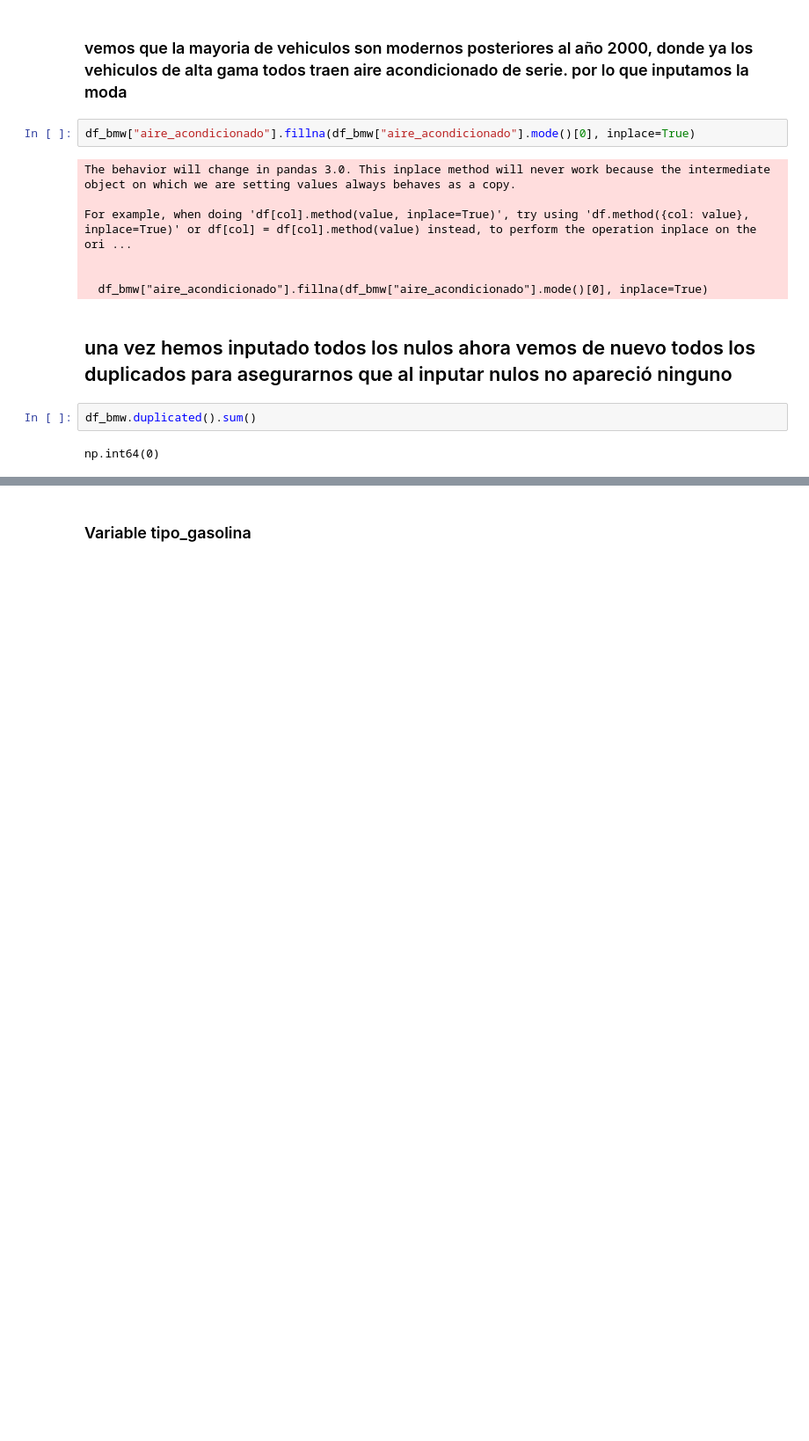
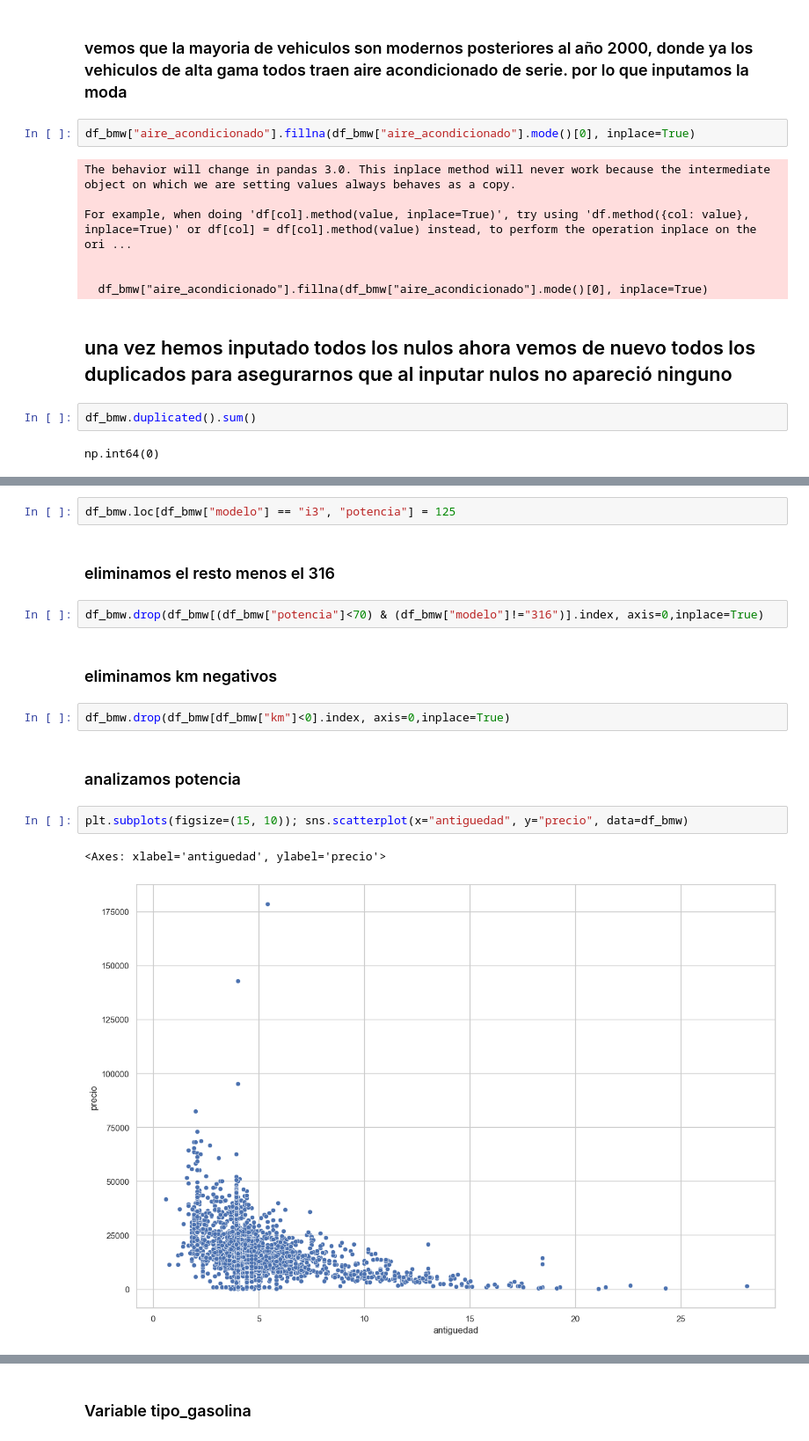
Before and after one commit to Unbiunio/Project-BMW, a Jupyter notebook: df_bmw.ipynb, the cells around one changed output, grey strips where cells are left out. Shown at 88% size. Drawn from its saved outputs; the diff is of its cells as text; blank space fills up the shorter version.

```diff
--- a/df_bmw.ipynb
+++ b/df_bmw.ipynb
@@ -523,0 +492,17 @@ df_bmw5.drop(df_bmw5[df_bmw5['potencia']==0].index, inplace=True)
+# %%
+df_bmw.loc[df_bmw["modelo"] == "i3", "potencia"] = 125
+# %% [markdown]
+### eliminamos el resto menos el 316
+# %%
+df_bmw.drop(df_bmw[(df_bmw["potencia"]<70) & (df_bmw["modelo"]!="316")].index, axis=0,inplace=True)
+# %% [markdown]
+### eliminamos km negativos
+# %%
+df_bmw.drop(df_bmw[df_bmw["km"]<0].index, axis=0,inplace=True)
+# %% [markdown]
+### analizamos potencia
+# %%
+plt.subplots(figsize=(15, 10)); sns.scatterplot(x="antiguedad", y="precio", data=df_bmw)
+# %% [output]
+<Axes: xlabel='antiguedad', ylabel='precio'>
+[figure, added]
```
Also changed, not shown: parts of 41 cells of this notebook.
